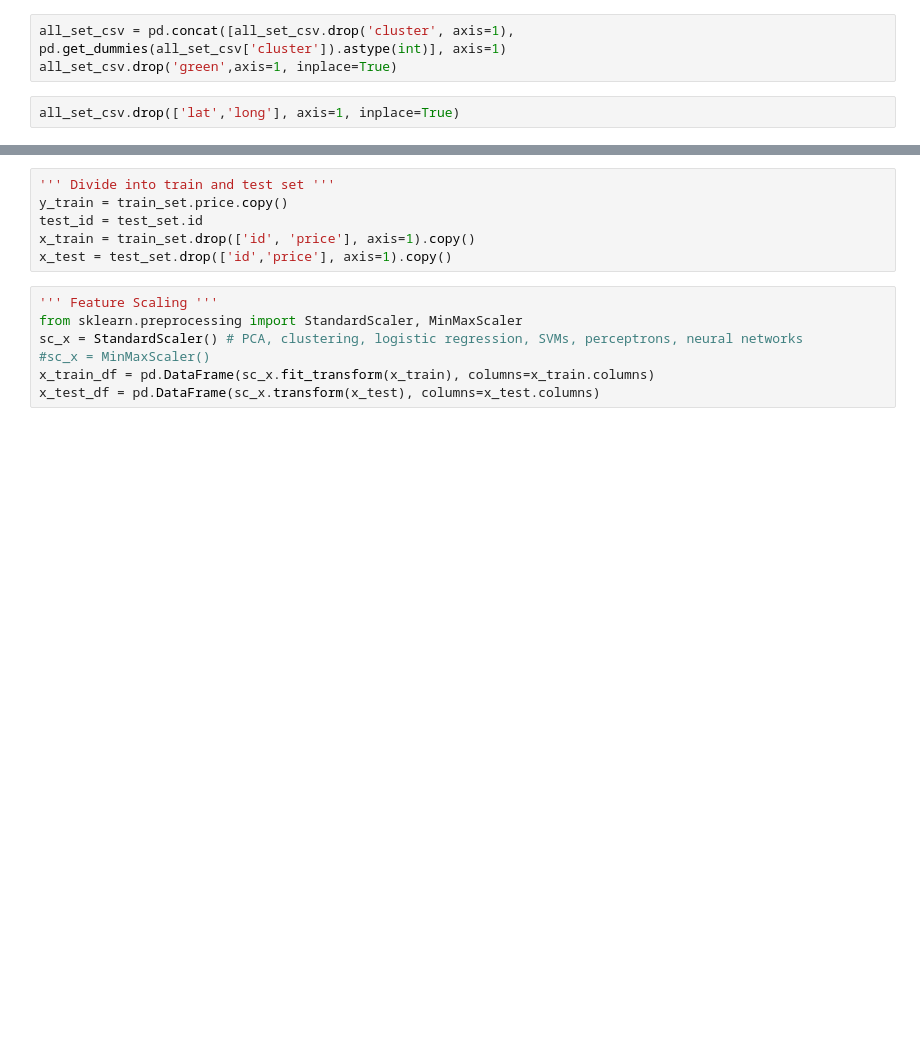
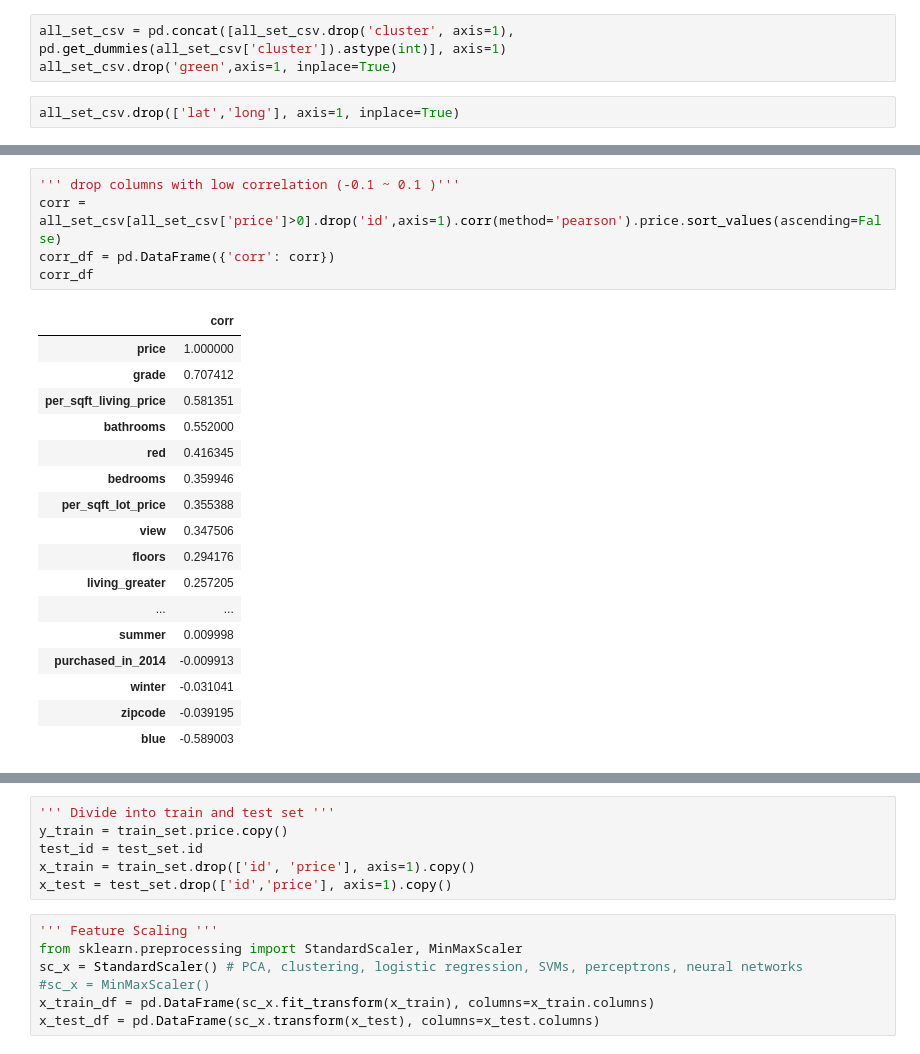
Before and after one commit to YDLEE613/KG, a Jupyter notebook: House_Prices_KR/House_Prices_jupyter.ipynb, the cells around one changed output, grey strips where cells are left out. Drawn from its saved outputs; the diff is of its cells as text; blank space fills up the shorter version.

```diff
--- a/House_Prices_KR/House_Prices_jupyter.ipynb
+++ b/House_Prices_KR/House_Prices_jupyter.ipynb
@@ -482,0 +406,23 @@ strong multicollinearity or other numerical problems.
+# %%
+''' drop columns with low correlation (-0.1 ~ 0.1 )'''
+corr = all_set_csv[all_set_csv['price']>0].drop('id',axis=1).corr(method='pearson').price.sort_values(ascending=False)
+corr_df = pd.DataFrame({'corr': corr})
+corr_df
+# %% [output]
+|  | corr |
+| price | 1.000000 |
+| grade | 0.707412 |
+| per_sqft_living_price | 0.581351 |
+| bathrooms | 0.552000 |
+| red | 0.416345 |
+| bedrooms | 0.359946 |
+| per_sqft_lot_price | 0.355388 |
+| view | 0.347506 |
+| floors | 0.294176 |
+| living_greater | 0.257205 |
+| ... | ... |
+| summer | 0.009998 |
+| purchased_in_2014 | -0.009913 |
+| winter | -0.031041 |
+| zipcode | -0.039195 |
+| blue | -0.589003 |
```
Also changed, not shown: parts of 30 cells of this notebook.
